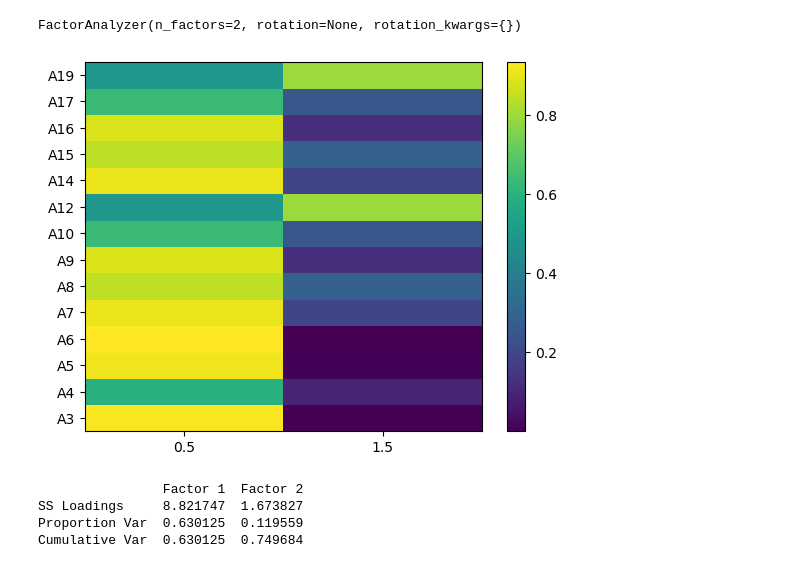
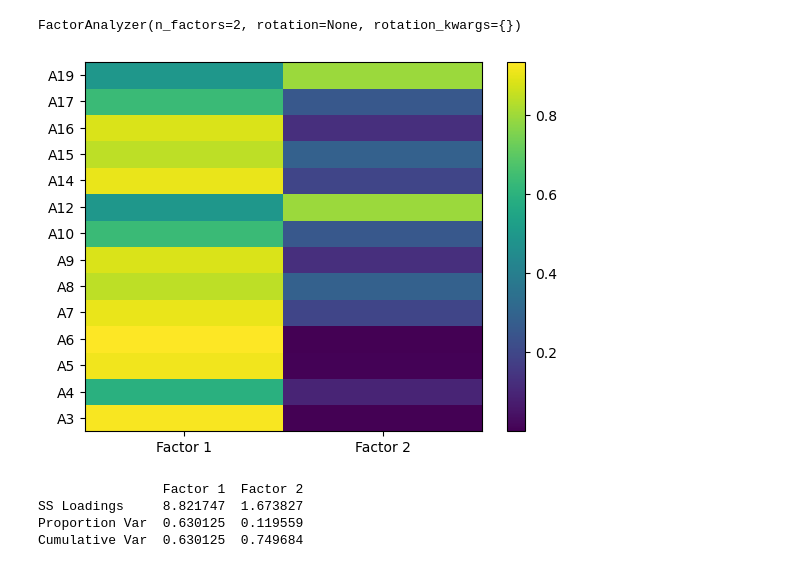
Before and after one commit to kevindmzapata/multivariate-statistics-course, a Jupyter notebook: TAREA_1/script.ipynb, the cells around one changed output. Cells and saved outputs as stored; diff of their text form; code cells hidden in the pictures.

```diff
--- a/TAREA_1/script.ipynb
+++ b/TAREA_1/script.ipynb
@@ -484,23 +484,23 @@ FactorAnalyzer(n_factors=2, rotation=None, rotation_kwargs={})
 # %%
 # Extraer las cargas factoriales
 factor_loadings = fa.loadings_
 factor_communalities = fa.get_communalities()
 factors = fa.transform(df)
 
 df_loadings = pd.DataFrame(data=factor_loadings, columns=['Factor 1', 'Factor 2'])
 df_loadings.index = df.columns
 
 Z=np.abs(factor_loadings)
 plt.pcolor(Z)
 plt.colorbar()
 ax = plt.gca()
 ax.set_yticks(np.arange(factor_loadings.shape[0])+0.5, minor=False)
 ax.set_xticks(np.arange(factor_loadings.shape[1])+0.5, minor=False)
 ax.set_yticklabels(df.keys())
-# ax.set_xticklabels("Factor 1", "Factor 2")
+ax.set_xticklabels(["Factor 1", "Factor 2"])
 plt.show()
 # %% [output]
-[figure, old version]
+[figure, new version]
 # %%
 # Obtener la varianza explicada
 factor_variance = fa.get_factor_variance()
```
